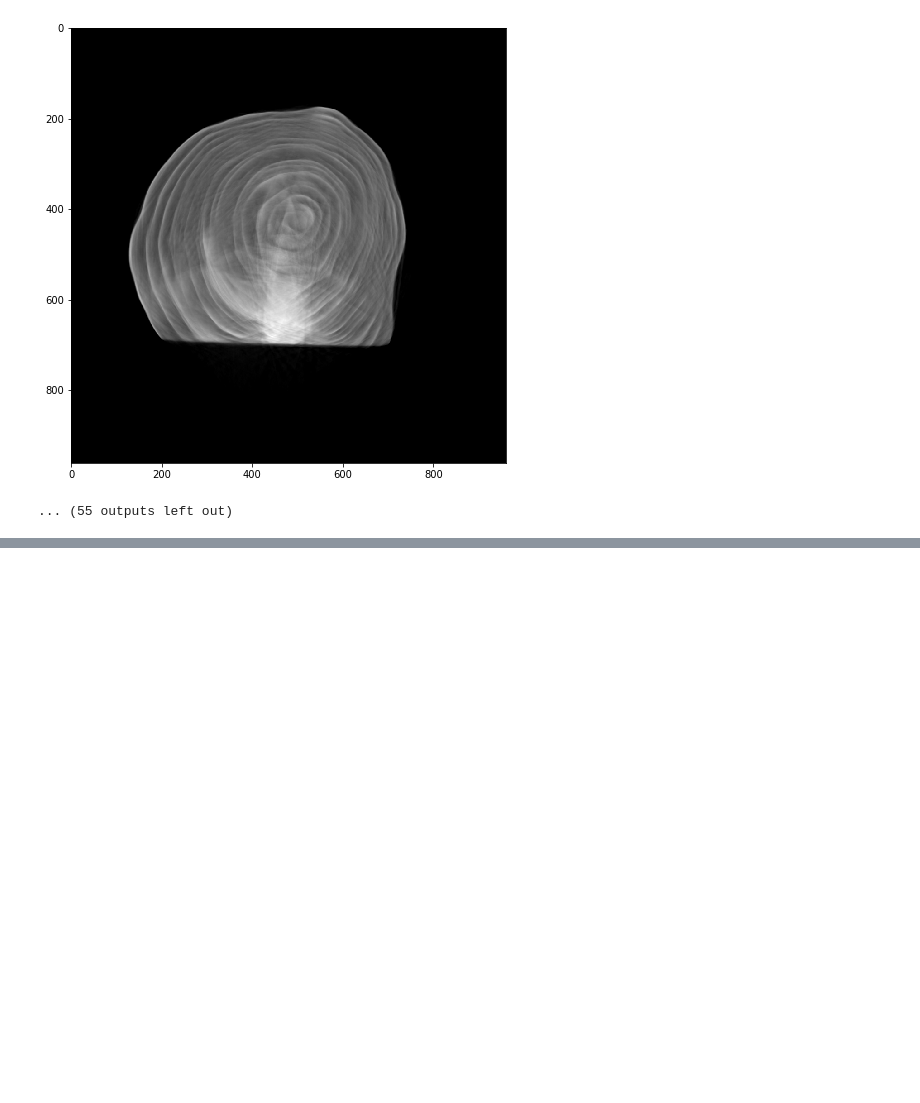
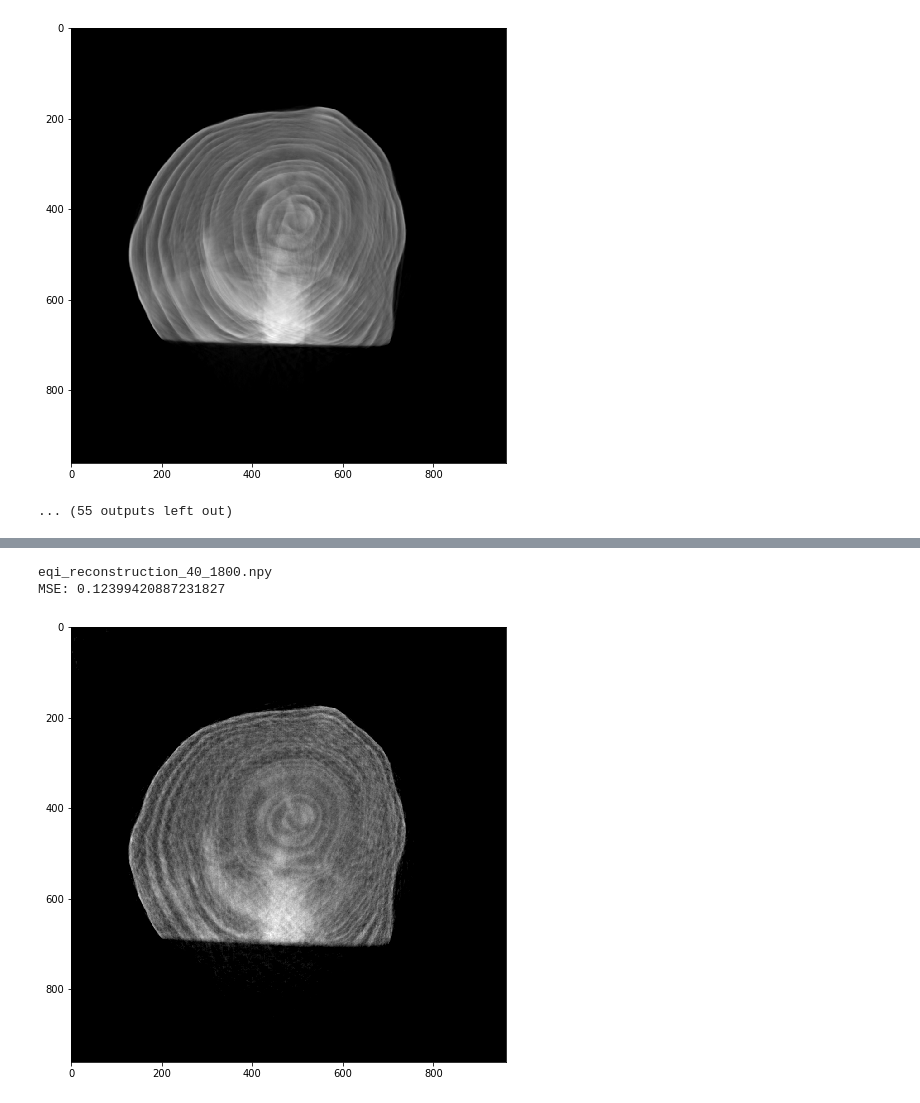
Before and after one commit to ZhaoqiangShen/computed_tomography, a Jupyter notebook: TV_inpaint.ipynb, the cells around one changed output, grey strips where cells are left out. Cells and saved outputs as stored; diff of their text form; code cells hidden in the pictures; blank space fills up the shorter version.

Commit message:
Adding eqi reconstrctions

```diff
--- a/TV_inpaint.ipynb
+++ b/TV_inpaint.ipynb
@@ -57,0 +55,6 @@ dtype('float32')
+# %%
+load_and_show('eqi_reconstruction_40_1800.npy', compare_to=full_reconstrction)
+# %% [output]
+eqi_reconstruction_40_1800.npy
+MSE: 0.12399420887231827
+[figure, added]
```
Also changed, not shown: parts of 3 cells of this notebook, 6 other files.
